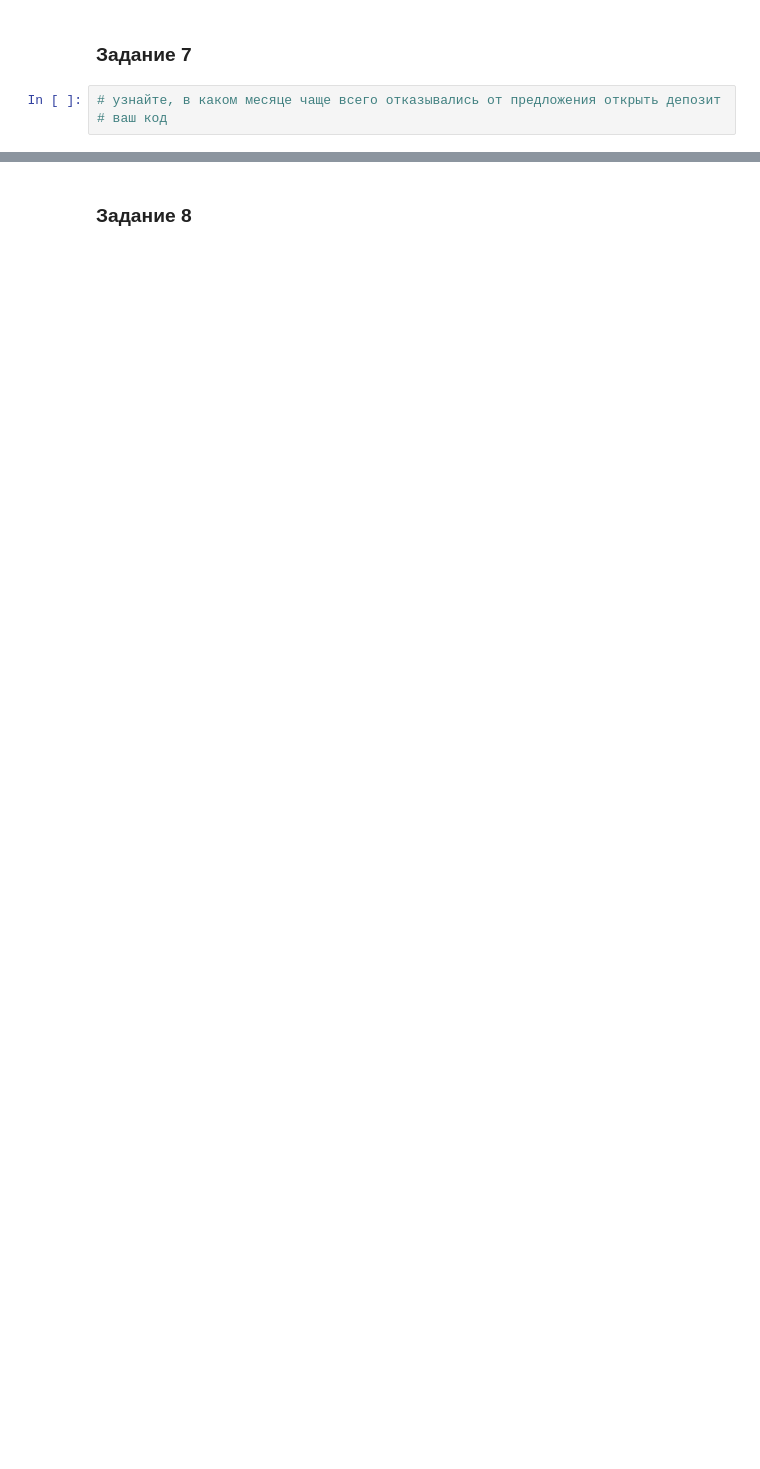
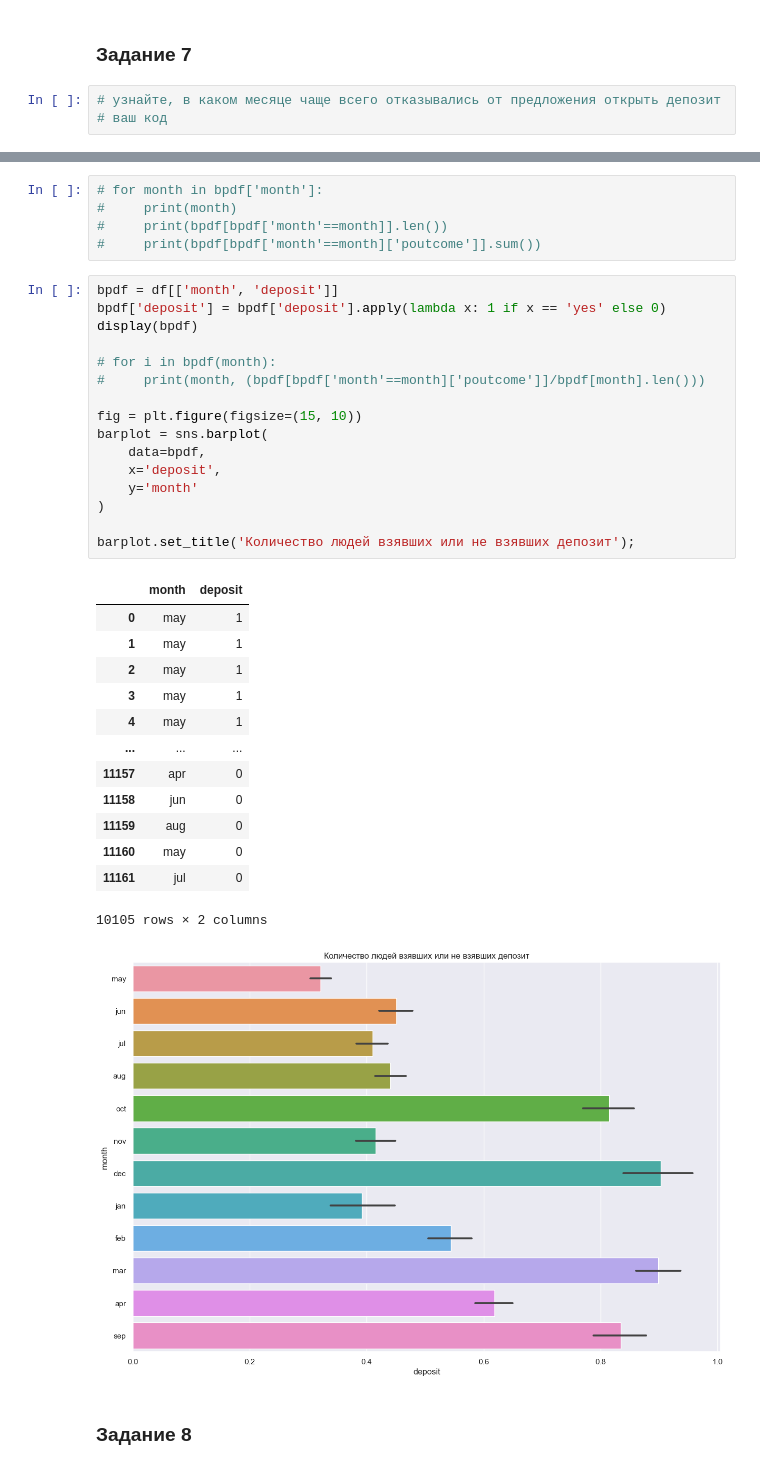
Before and after one commit to madskillskill/sf_data_science, a Jupyter notebook: PROJECT-4/Project_4_ML.ipynb, the cells around one changed output, grey strips where cells are left out. Saved outputs shown, nothing was run; the diff lists cells and outputs as text; blank space fills up the shorter version.

```diff
--- a/PROJECT-4/Project_4_ML.ipynb
+++ b/PROJECT-4/Project_4_ML.ipynb
@@ -277,3 +327,39 @@ ValueError: zero-size array to reduction operation fmin which has no identity
+# %%
+# for month in bpdf['month']:
+#     print(month)
+#     print(bpdf[bpdf['month'==month]].len())
+#     print(bpdf[bpdf['month'==month]['poutcome']].sum())
+# %%
+bpdf = df[['month', 'deposit']]
+bpdf['deposit'] = bpdf['deposit'].apply(lambda x: 1 if x == 'yes' else 0)
+display(bpdf)
+
+# for i in bpdf(month):
+#     print(month, (bpdf[bpdf['month'==month]['poutcome']]/bpdf[month].len()))
+
+fig = plt.figure(figsize=(15, 10))
+barplot = sns.barplot(
+    data=bpdf,
+    x='deposit',
+    y='month'
+)
+
+barplot.set_title('Количество людей взявших или не взявших депозит');
+# %% [output]
+|  | month | deposit |
+| 0 | may | 1 |
+| 1 | may | 1 |
+| 2 | may | 1 |
+| 3 | may | 1 |
+| 4 | may | 1 |
+| ... | ... | ... |
+| 11157 | apr | 0 |
+| 11158 | jun | 0 |
+| 11159 | aug | 0 |
+| 11160 | may | 0 |
+| 11161 | jul | 0 |
+10105 rows × 2 columns
+[figure, added]
 # %% [markdown]
 ### Задание 8
 # %%
```
Also changed, not shown: parts of 44 cells of this notebook, 2 other files.
